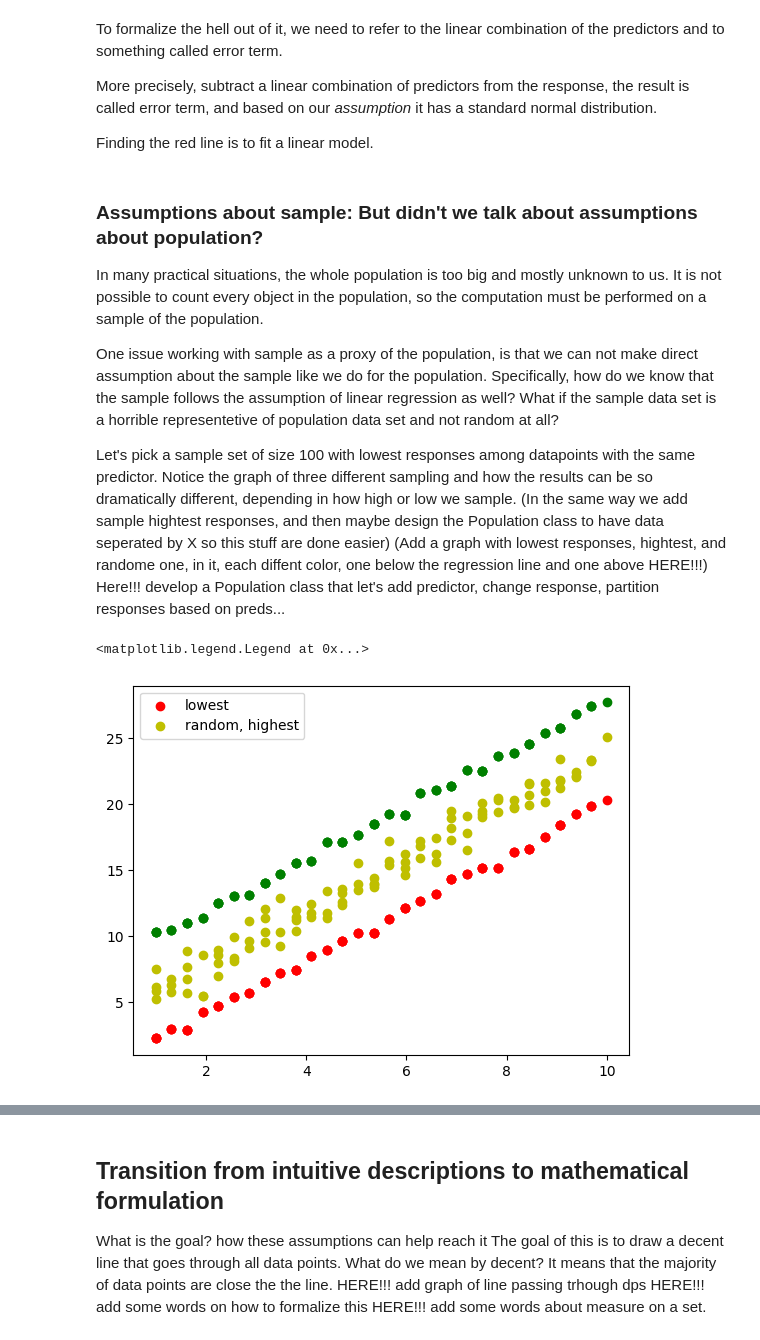
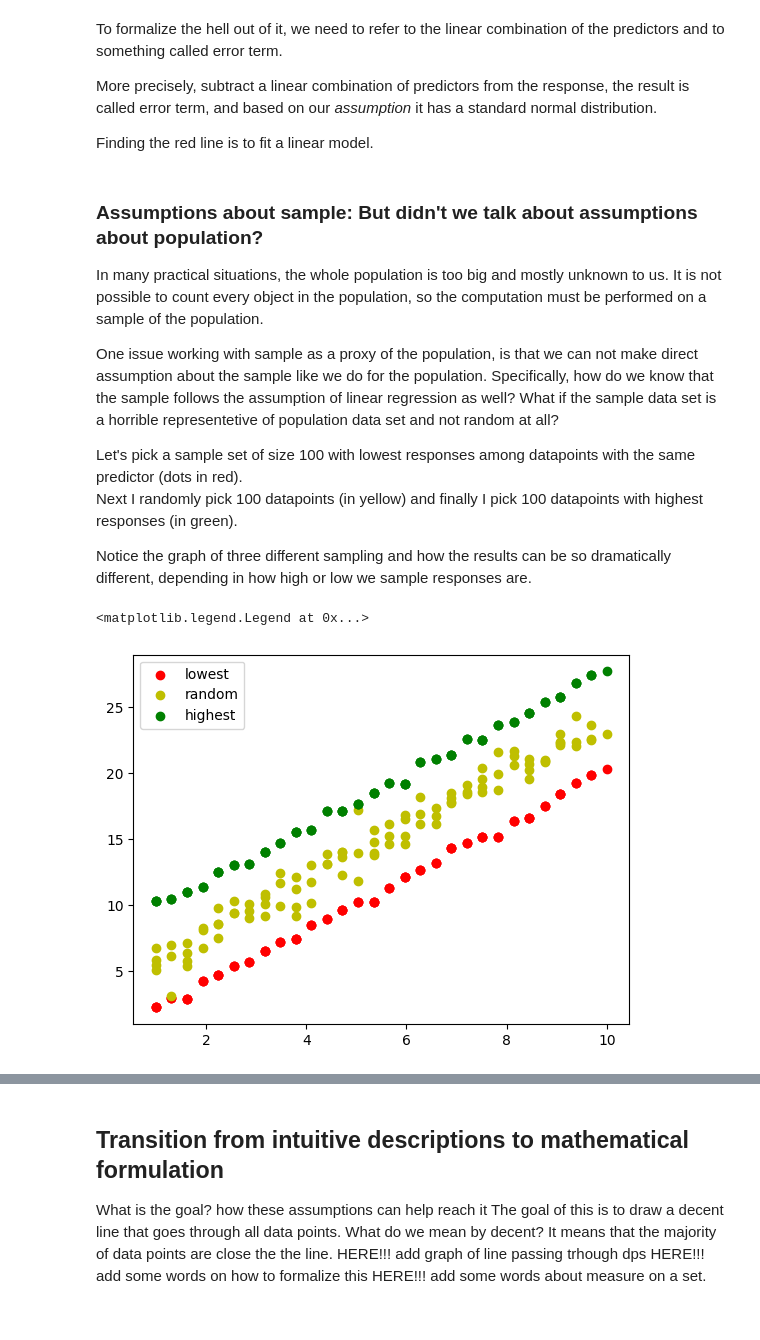
Before and after one commit to aminehd/AminehTechnicalWritings, a Jupyter notebook: notebookes/LinearRegressionMatrix.ipynb, the cells around one changed output, grey strips where cells are left out. Cells and saved outputs as stored; diff of their text form; code cells hidden in the pictures.

Commit message:
how to make assumptions about sample?

```diff
--- a/notebookes/LinearRegressionMatrix.ipynb
+++ b/notebookes/LinearRegressionMatrix.ipynb
@@ -169,10 +164,10 @@ In many practical situations, the whole population is too big and mostly unknown
 
 One issue working with sample as a proxy of the population, is that we can not make direct assumption about the sample like we do for the population. Specifically, how do we know that the sample follows the assumption of linear regression as well? What if the sample data set is a horrible representetive of population data set and not random at all?
 
-Let's pick a sample set of size 100 with lowest responses among datapoints with the same predictor. Notice the graph of three different sampling and how the results can be so dramatically different, depending in how high or low we sample.
-(In the same way we add sample hightest responses, and then maybe design the Population class to have data seperated by X so this stuff are done easier)
-(Add a graph with lowest responses, hightest, and randome one, in it, each diffent color, one below the regression line and one above HERE!!!)
-Here!!! develop a Population class that let's add predictor, change response, partition responses based on preds...
+Let's pick a sample set of size 100 with lowest responses among datapoints with the same predictor (dots in red).
+Next  I randomly pick 100 datapoints (in yellow) and finally I pick 100 datapoints with highest responses (in green).
+
+Notice the graph of three different sampling and how the results can be so dramatically different, depending in how high or low we sample responses are.
 # %%
 # lowest resps for given x
 x_samp_index, x_samples = sampler.set_sample_xs(100)
@@ -191,14 +186,14 @@ x, y_random = resp[:, 0], resp[:, 1]
 # %%
 fig, axes = plt.subplots(ncols=1)
 ax0 = axes
 ax0.scatter(x, y_lowest, color='r')
 ax0.scatter(x, y_random, color='y')
 ax0.scatter(x, y_highest, color='g')
-ax0.legend(['lowest', 'random, highest'])
+ax0.legend(['lowest', 'random', 'highest'])
 # ax0.set_title('Sample distribution')
 # ax[1].set_title('Population distribution')
 # ax[1].scatter(population[:,0], population[:,1]);
 # %% [output]
 <matplotlib.legend.Legend at 0x...>
-[figure, old version]
+[figure, new version]
 # %% [markdown]
```
Also changed, not shown: parts of 3 cells of this notebook.
